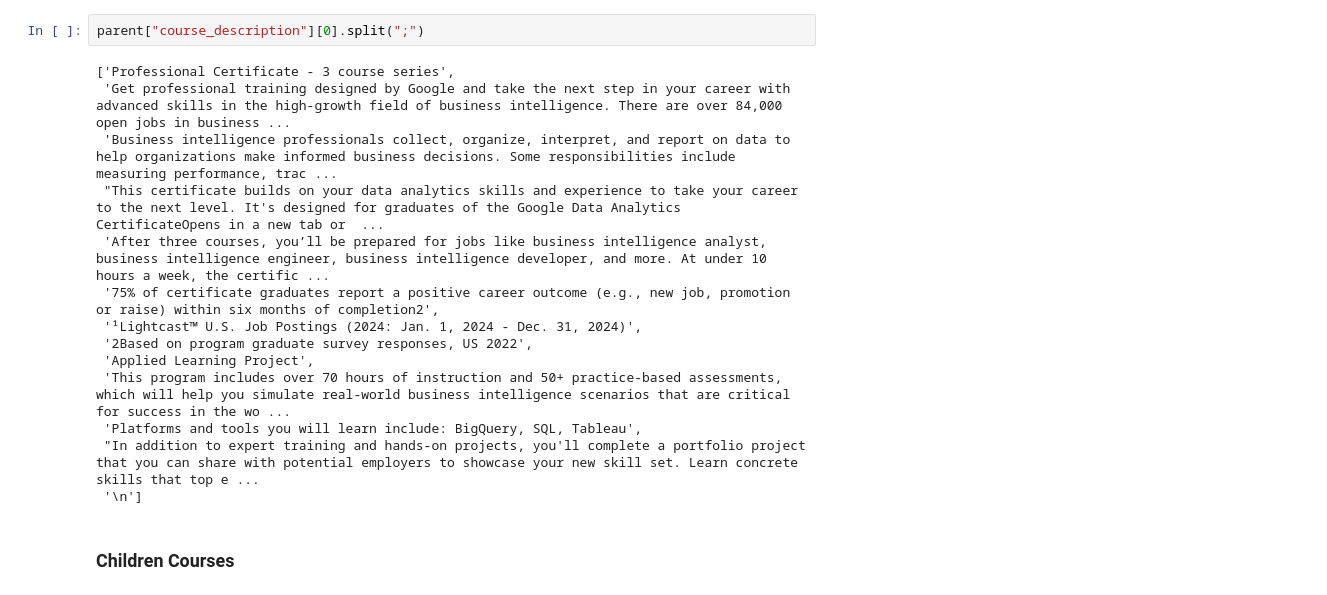
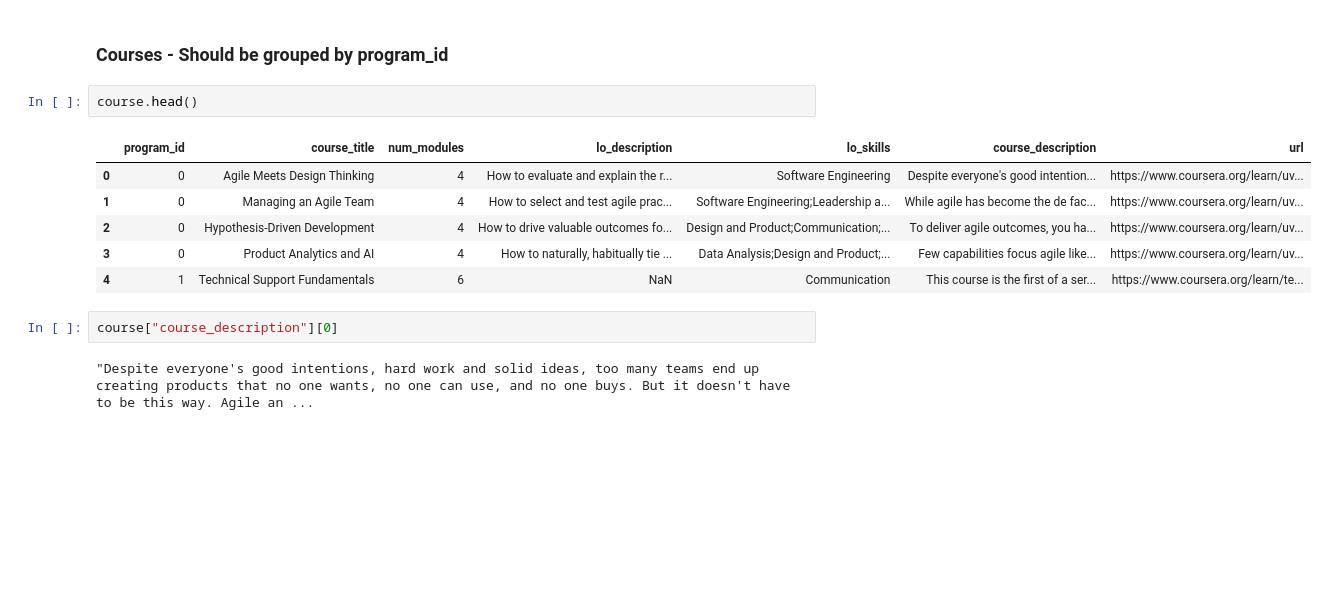
Before and after one commit to sriyanope/IS450-Project, a Jupyter notebook: eda.ipynb, the cells around one changed output. Saved outputs shown, nothing was run; the diff lists cells and outputs as text; blank space fills up the shorter version.

```diff
--- a/eda.ipynb
+++ b/eda.ipynb
@@ -62,18 +67,15 @@ parent["course_description"][1].split()
+# %% [markdown]
+### Courses - Should be grouped by program_id
+# %%
+course.head()
+# %% [output]
+|  | program_id | course_title | num_modules | lo_description | lo_skills | course_description | url |
+| 0 | 0 | Agile Meets Design Thinking | 4 | How to evaluate and explain the r... | Software Engineering | Despite everyone's good intention... | https://www.coursera.org/learn/uv... |
+| 1 | 0 | Managing an Agile Team | 4 | How to select and test agile prac... | Software Engineering;Leadership a... | While agile has become the de fac... | https://www.coursera.org/learn/uv... |
+| 2 | 0 | Hypothesis-Driven Development | 4 | How to drive valuable outcomes fo... | Design and Product;Communication;... | To deliver agile outcomes, you ha... | https://www.coursera.org/learn/uv... |
+| 3 | 0 | Product Analytics and AI | 4 | How to naturally, habitually tie ... | Data Analysis;Design and Product;... | Few capabilities focus agile like... | https://www.coursera.org/learn/uv... |
+| 4 | 1 | Technical Support Fundamentals | 6 | NaN | Communication | This course is the first of a ser... | https://www.coursera.org/learn/te... |
 # %%
-parent["course_description"][0].split(";")
+course["course_description"][0]
 # %% [output]
-['Professional Certificate - 3 course series',
- 'Get professional training designed by Google and take the next step in your career with advanced skills in the high-growth field of business intelligence. There are over 84,000 open jobs in business ...
- 'Business intelligence professionals collect, organize, interpret, and report on data to help organizations make informed business decisions. Some responsibilities include measuring performance, trac ...
- "This certificate builds on your data analytics skills and experience to take your career to the next level. It's designed for graduates of the Google Data Analytics CertificateOpens in a new tab or  ...
- 'After three courses, you’ll be prepared for jobs like business intelligence analyst, business intelligence engineer, business intelligence developer, and more. At under 10 hours a week, the certific ...
- '75% of certificate graduates report a positive career outcome (e.g., new job, promotion or raise) within six months of completion2',
- '¹Lightcast™ U.S. Job Postings (2024: Jan. 1, 2024 - Dec. 31, 2024)',
- '2Based on program graduate survey responses, US 2022',
- 'Applied Learning Project',
- 'This program includes over 70 hours of instruction and 50+ practice-based assessments, which will help you simulate real-world business intelligence scenarios that are critical for success in the wo ...
- 'Platforms and tools you will learn include: BigQuery, SQL, Tableau',
- "In addition to expert training and hands-on projects, you'll complete a portfolio project that you can share with potential employers to showcase your new skill set. Learn concrete skills that top e ...
- '\n']
+"Despite everyone's good intentions, hard work and solid ideas, too many teams end up creating products that no one wants, no one can use, and no one buys. But it doesn't have to be this way. Agile an ...
-# %% [markdown]
-### Children Courses
```
Also changed, not shown: parts of 24 cells of this notebook, 8 other files.
